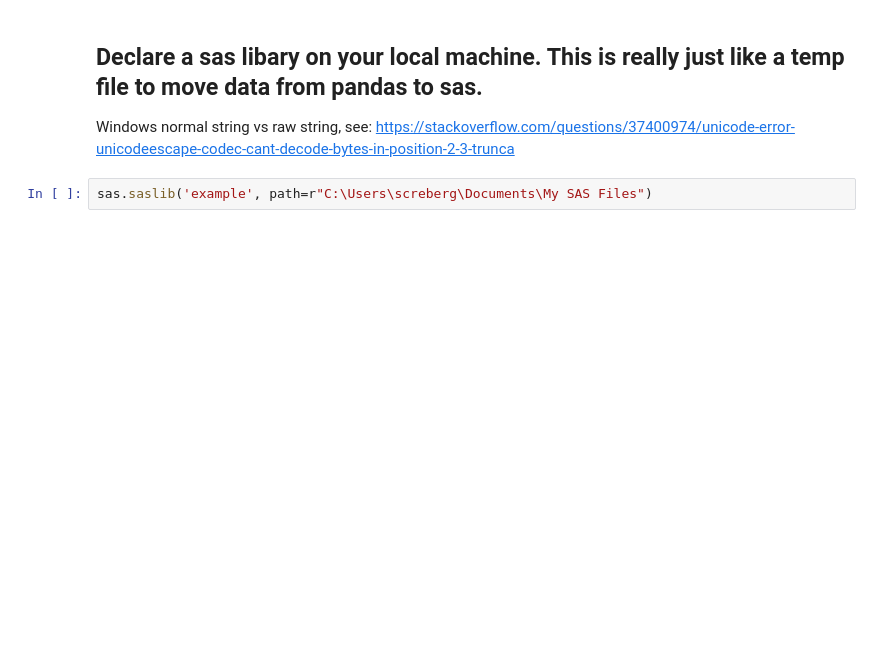
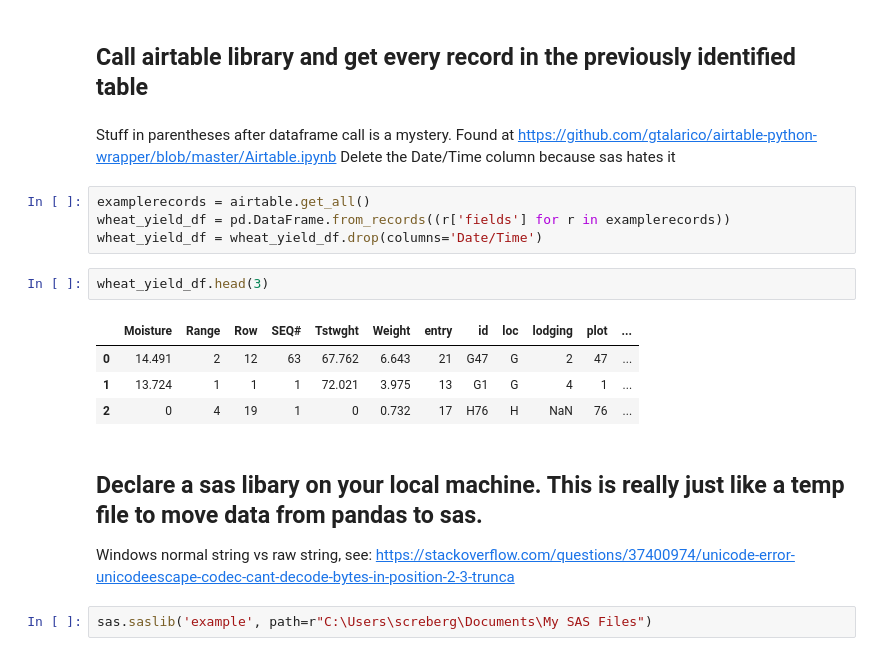
Before and after one commit to screberg/Tutorials, a Jupyter notebook: OVTwheat.ipynb, the cells around one changed output. Cells and saved outputs as stored; diff of their text form; blank space fills up the shorter version.

```diff
--- a/OVTwheat.ipynb
+++ b/OVTwheat.ipynb
@@ -24,3 +24,19 @@ exampledataframe.head()
+# %% [markdown]
+## Call airtable library and get every record in the previously identified table
+# %% [markdown]
+Stuff in parentheses after dataframe call is a mystery.  Found at https://github.com/gtalarico/airtable-python-wrapper/blob/master/Airtable.ipynb
+Delete the Date/Time column because sas hates it
+# %%
+examplerecords = airtable.get_all()
+wheat_yield_df = pd.DataFrame.from_records((r['fields'] for r in examplerecords))
+wheat_yield_df = wheat_yield_df.drop(columns='Date/Time')
+# %%
+wheat_yield_df.head(3)
+# %% [output]
+|  | Moisture | Range | Row | SEQ# | Tstwght | Weight | entry | id | loc | lodging | plot | ... |
+| 0 | 14.491 | 2 | 12 | 63 | 67.762 | 6.643 | 21 | G47 | G | 2 | 47 | ... |
+| 1 | 13.724 | 1 | 1 | 1 | 72.021 | 3.975 | 13 | G1 | G | 4 | 1 | ... |
+| 2 | 0 | 4 | 19 | 1 | 0 | 0.732 | 17 | H76 | H | NaN | 76 | ... |
 # %% [markdown]
 ## Declare a sas libary on your local machine.  This is really just like a temp file to move data from pandas to sas.
 Windows normal string vs raw string, see: https://stackoverflow.com/questions/37400974/unicode-error-unicodeescape-codec-cant-decode-bytes-in-position-2-3-trunca
```
Also changed, not shown: parts of 16 cells of this notebook.
